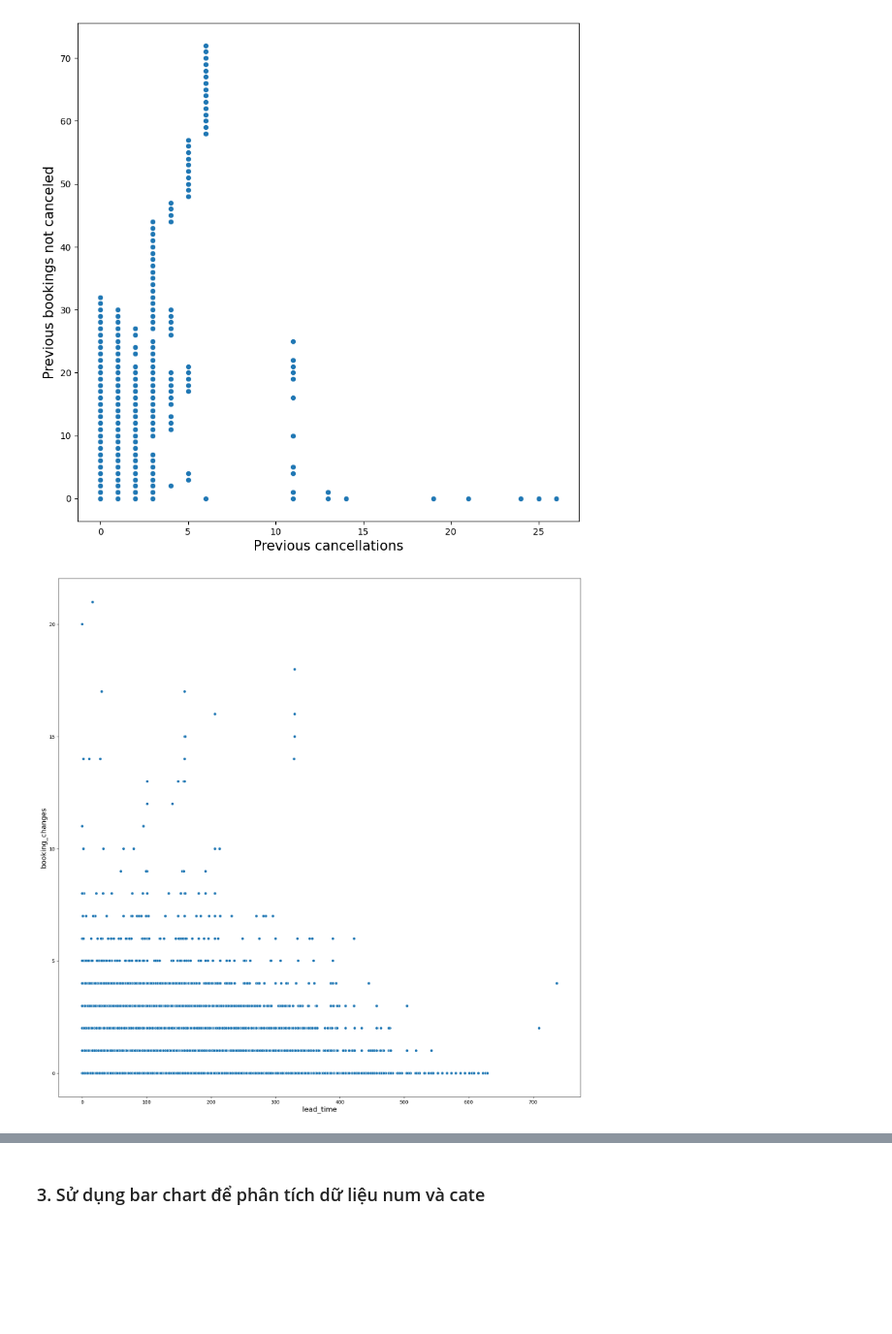
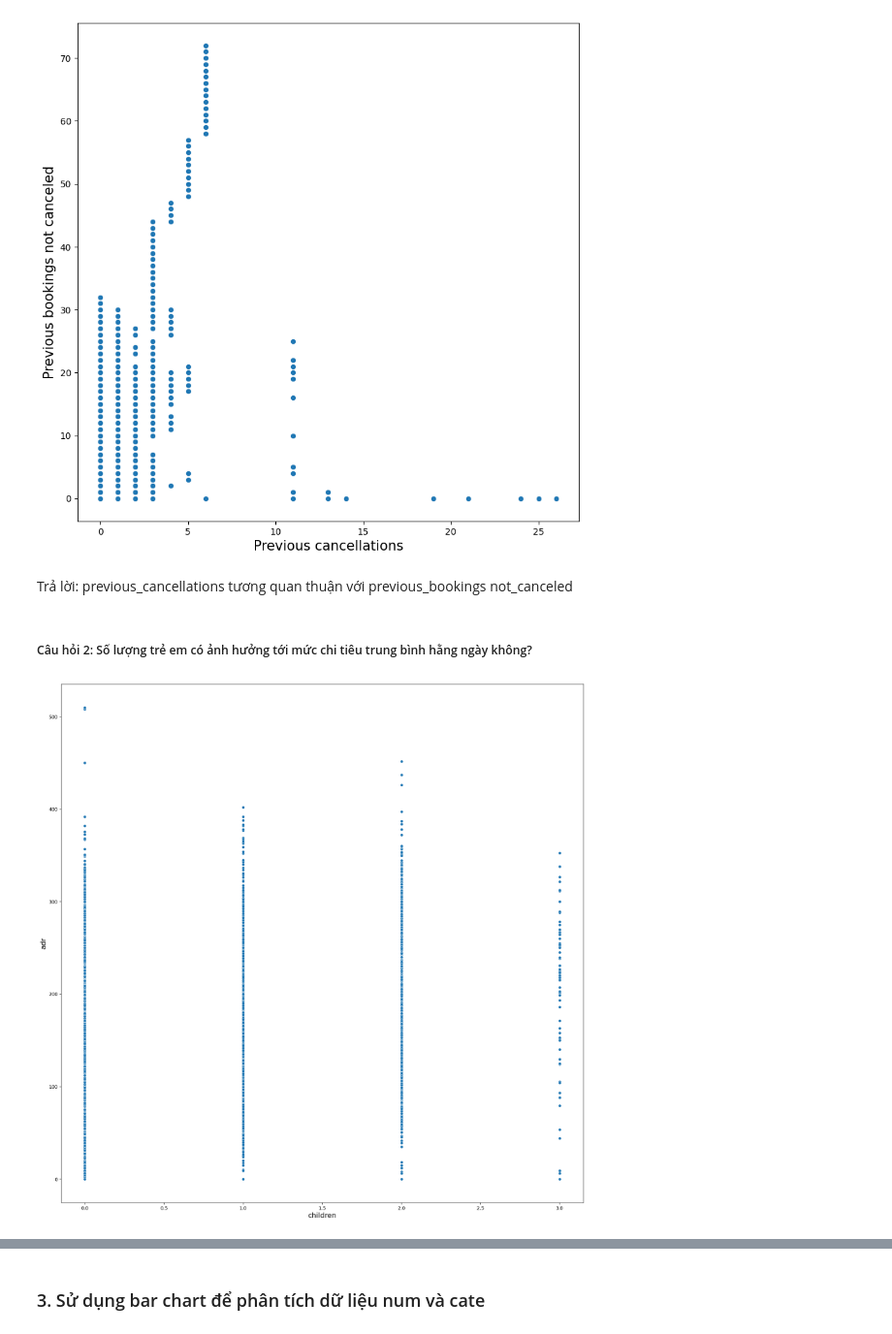
Before and after one commit to phongan1x5/DataVis_Project-Lab, a Jupyter notebook: Teacher_sample/MyHotel.ipynb, the cells around one changed output, grey strips where cells are left out. Shown at 97% size. Cells and saved outputs as stored; diff of their text form; code cells hidden in the pictures; blank space fills up the shorter version.

```diff
--- a/Teacher_sample/MyHotel.ipynb
+++ b/Teacher_sample/MyHotel.ipynb
@@ -101,4 +104,7 @@ pdf = pdf.drop_duplicates()
 # %% [markdown]
 ### 6. Fill missing rate.
 # %%
-pdf = pdf.fillna(-1)
+agent_mode = pdf['agent'].mode()[0]
+children_mode = pdf['children'].mode()[0]
+pdf.loc[:, ['agent', 'children']] = pdf[['agent', 'children']].fillna(value={'agent': agent_mode, 'children': children_mode})
+pdf = pdf.drop('company', axis=1)
@@ -187,6 +195,9 @@ min          0.000000
 99%          3.000000
 max          5.000000
 Name: total_of_special_requests, dtype: float64
+# %%
+pdf = pdf[pdf['adr'] >= 0]
+pdf = pdf[pdf['adr'] < 5400]
 # %% [markdown]
 ### 3. Phân tích phân phối đối biến num
 # %% [markdown]
@@ -271,12 +317,16 @@ plt.ylabel('Previous bookings not canceled', size = 15)
 plt.show()
 # %% [output]
 [figure]
+# %% [markdown]
+Trả lời: previous_cancellations tương quan thuận với previous_bookings not_canceled
+# %% [markdown]
+##### Câu hỏi 2: Số lượng trẻ em có ảnh hưởng tới mức chi tiêu trung bình hằng ngày không?
 # %%
 fig, ax = plt.subplots(figsize=(20, 20))
-ax = sns.scatterplot(data=pdf, x="lead_time", y="booking_changes")
-plt.xlabel('lead_time', size = 15)
-plt.ylabel('booking_changes', size = 15)
+ax = sns.scatterplot(data=pdf[pdf['children'] <= 5], y="adr", x="children")
+plt.ylabel('adr', size = 15)
+plt.xlabel('children', size = 15)
 plt.show()
 # %% [output]
-[figure, old version]
+[figure, new version]
 # %% [markdown]
```
Also changed, not shown: parts of 52 cells of this notebook.
